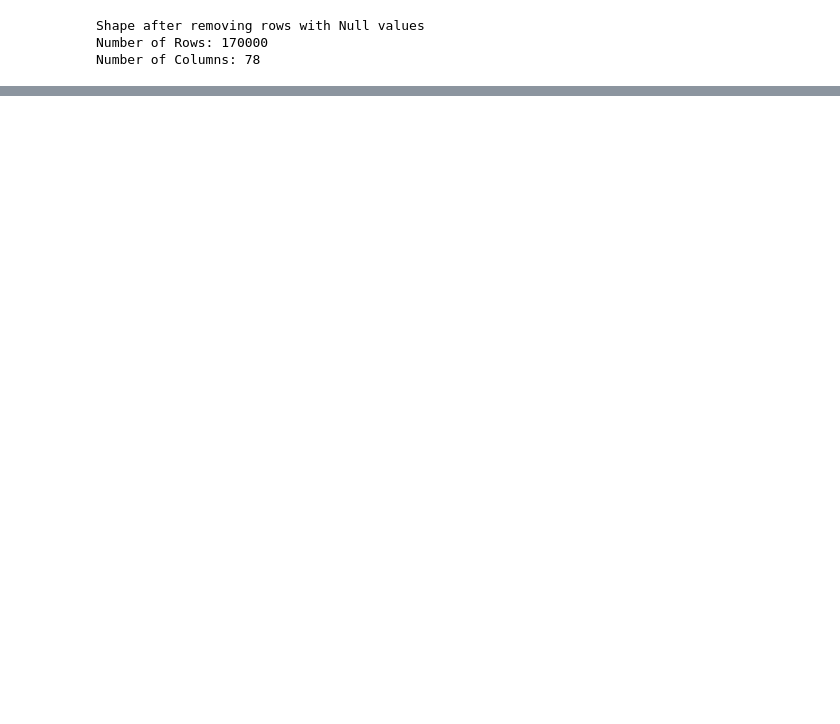
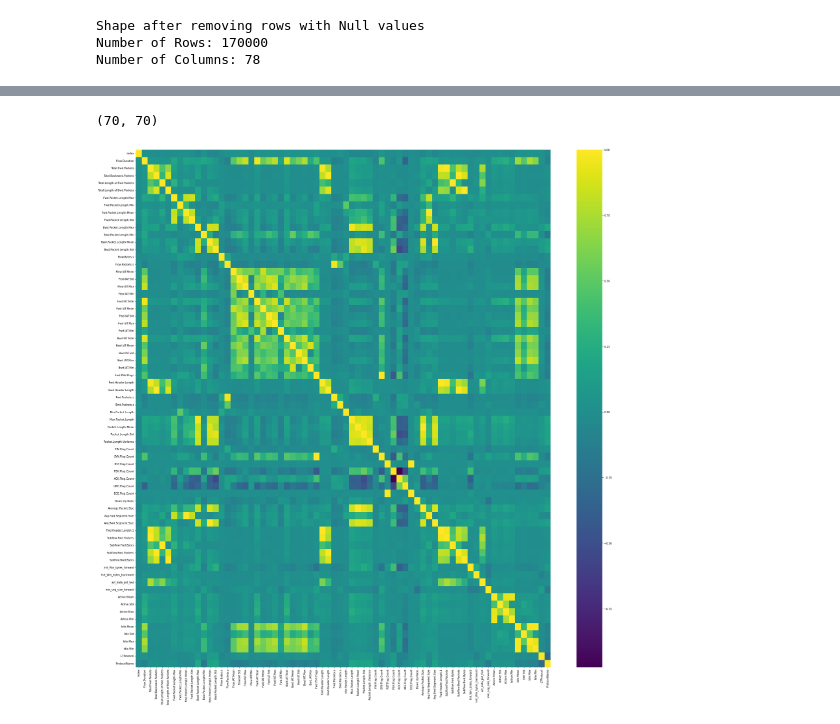
Before and after one commit to AiJared/IP-Network-Traffic-Flows, a Jupyter notebook: IP Network Traffic Flows.ipynb, the cells around one changed output, grey strips where cells are left out. Saved outputs shown, nothing was run; the diff lists cells and outputs as text; code cells hidden in the pictures; blank space fills up the shorter version.

Commit message:
correlation matrix

```diff
--- a/IP Network Traffic Flows.ipynb
+++ b/IP Network Traffic Flows.ipynb
@@ -174,0 +196,12 @@ print(encoded_target_column)
+# %%
+# removing more columns that are not usefull for finding correlation
+dataset = data.drop(["Flow.ID", "Source.IP", "Label", "Timestamp",
+                    "Destination.IP", "Source.Port", "Destination.Port",
+                     "Protocol"], axis=1)
+x_dataset = dataset.drop(["ProtocolName"], axis=1)
+y_dataset = dataset["ProtocolName"]
+
+# normal dataset
+X_train, X_test, y_train, y_test = train_test_split(x_dataset, y_dataset, test_size=0.2)
+X_train = sc.fit_transform(X_train)
+X_test = sc.fit_transform(X_test)
@@ -174,0 +210,4 @@ print(encoded_target_column)
+# %%
+# finding the corrrelation matrix
+correlation_matrix = dataset.corr()
+correlation_matrix.head()
@@ -174,0 +221,13 @@ print(encoded_target_column)
+# %%
+# Number of features in the correlation matrix
+correlation_matrix.shape
+# %% [output]
+(70, 70)
+# %%
+# plotting the heatmap
+plt.figure(figsize=(30, 30))
+sns.heatmap(correlation_matrix, cmap="viridis")
+save_fig("correlation_matrix_heatmap")
+plt.show()
+# %% [output]
+[figure, added]
```
Also changed, not shown: parts of 21 cells of this notebook, 1 other file.
